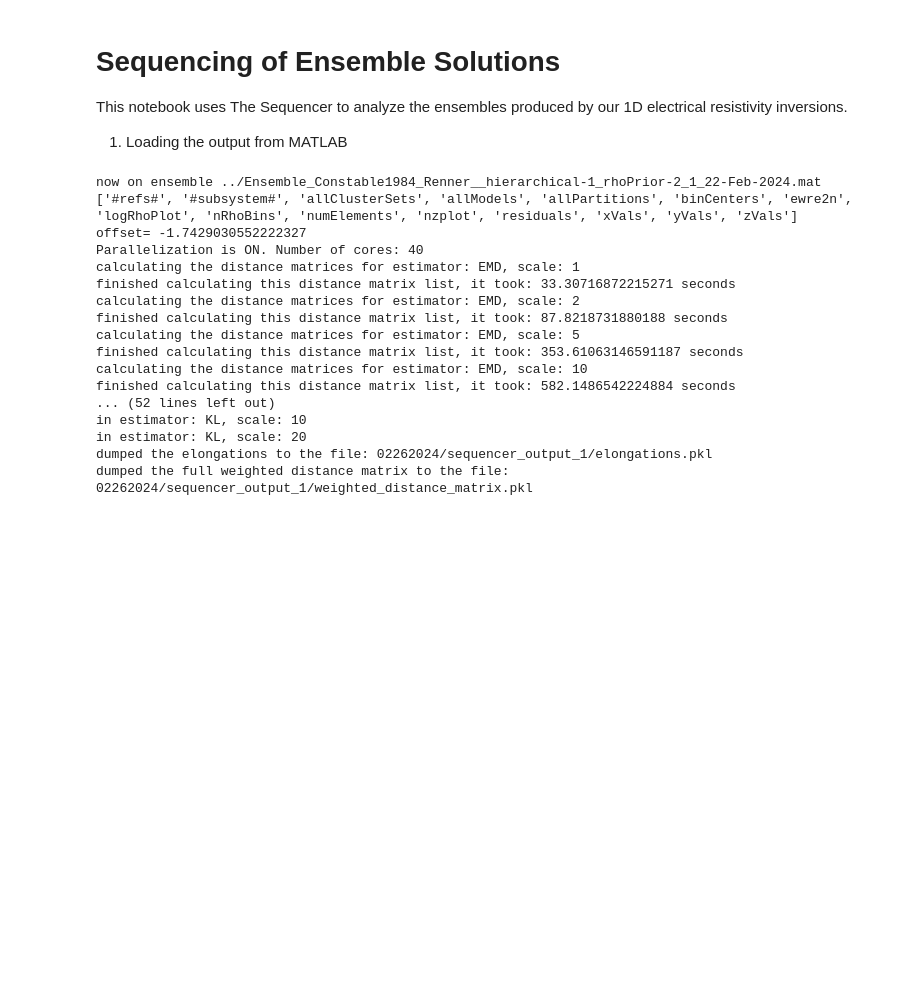
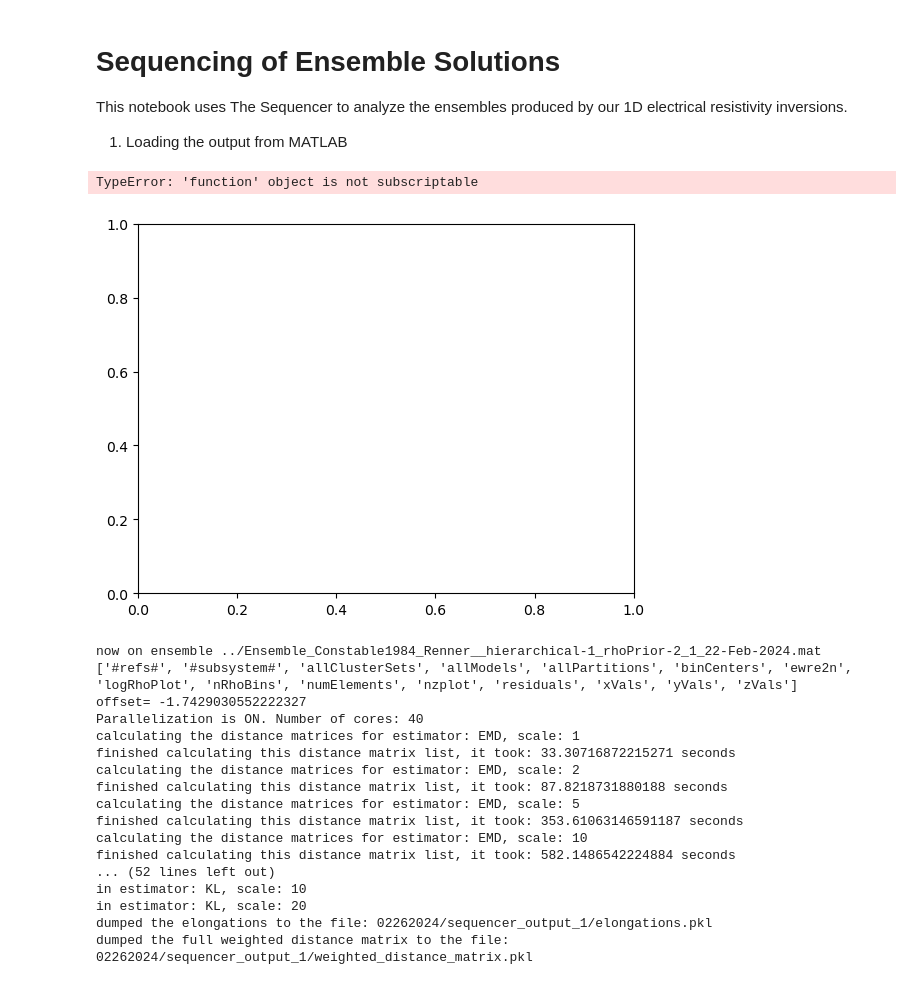
Before and after one commit to maxrudolph/Mills_etal-Ensemble-Analysis, a Jupyter notebook: Sequencing/Sequence_Ensemble_Field.ipynb, the cells around one changed output. Cells and saved outputs as stored; diff of their text form; code cells hidden in the pictures; blank space fills up the shorter version.

```diff
--- a/Sequencing/Sequence_Ensemble_Field.ipynb
+++ b/Sequencing/Sequence_Ensemble_Field.ipynb
@@ -67,9 +67,12 @@ def load_ensemble(filename):
 # plt.show()
 # %%
 fig,ax = plt.subplots(1,1)
-h = ax.pcolorfast(log_rho_samples.T)
+h = ax.pcolorfast(log_rho_samples.T,cmap=plt.colormaps['jet'])
 plt.colorbar(h)
 fig.show()
+# %% [output]
+TypeError: 'function' object is not subscriptable
+[figure, added]
 # %%
 # noise_levels = ["0.01","0.02","0.05","0.1","0.2"]
 noise_levels = ["1"]
```
